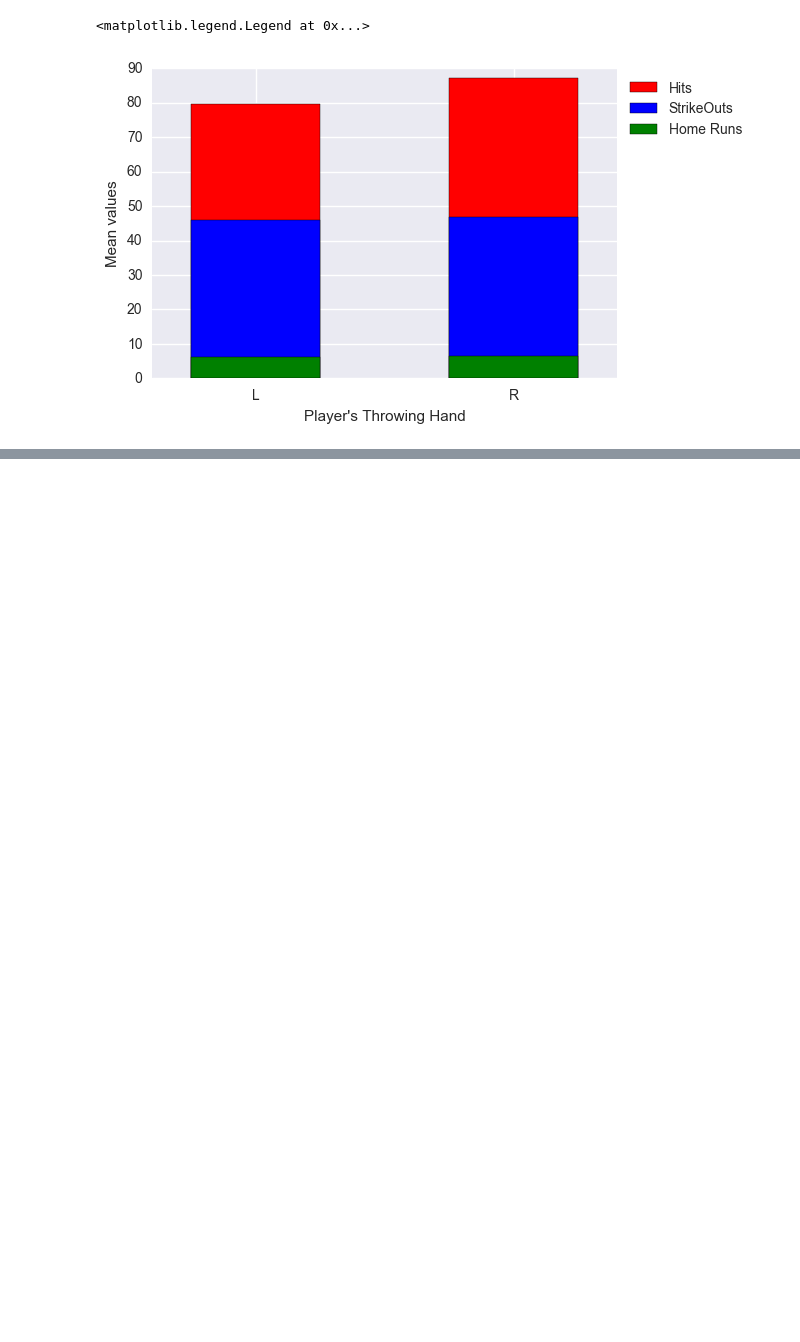
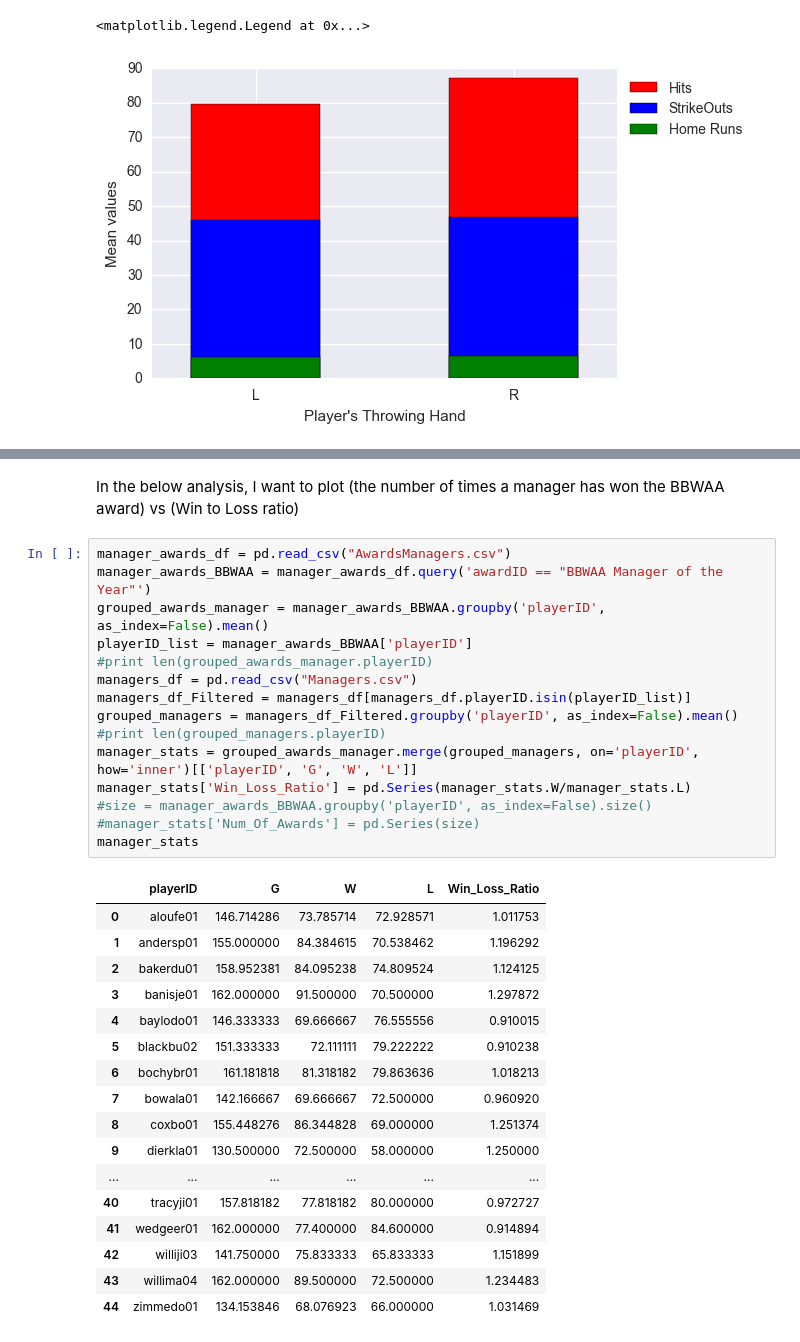
Before and after one commit to chaitanya6629/Baseball_Data_Analysis, a Jupyter notebook: Project_Analyzed.ipynb, the cells around one changed output, grey strips where cells are left out. Cells and saved outputs as stored; diff of their text form; blank space fills up the shorter version.

```diff
--- a/Project_Analyzed.ipynb
+++ b/Project_Analyzed.ipynb
@@ -105,0 +86,35 @@ AttributeError: Cannot access attribute 'values' of 'DataFrameGroupBy' objects,
+# %% [markdown]
+In the below analysis, I want to plot (the number of times a manager has won the BBWAA award) vs (Win to Loss ratio)
+# %%
+manager_awards_df = pd.read_csv("AwardsManagers.csv")
+manager_awards_BBWAA = manager_awards_df.query('awardID == "BBWAA Manager of the Year"')
+grouped_awards_manager = manager_awards_BBWAA.groupby('playerID', as_index=False).mean()
+playerID_list = manager_awards_BBWAA['playerID']
+#print len(grouped_awards_manager.playerID)
+managers_df = pd.read_csv("Managers.csv")
+managers_df_Filtered = managers_df[managers_df.playerID.isin(playerID_list)]
+grouped_managers = managers_df_Filtered.groupby('playerID', as_index=False).mean()
+#print len(grouped_managers.playerID)
+manager_stats = grouped_awards_manager.merge(grouped_managers, on='playerID', how='inner')[['playerID', 'G', 'W', 'L']]
+manager_stats['Win_Loss_Ratio'] = pd.Series(manager_stats.W/manager_stats.L)
+#size = manager_awards_BBWAA.groupby('playerID', as_index=False).size()
+#manager_stats['Num_Of_Awards'] = pd.Series(size)
+manager_stats
+# %% [output]
+|  | playerID | G | W | L | Win_Loss_Ratio |
+| 0 | aloufe01 | 146.714286 | 73.785714 | 72.928571 | 1.011753 |
+| 1 | andersp01 | 155.000000 | 84.384615 | 70.538462 | 1.196292 |
+| 2 | bakerdu01 | 158.952381 | 84.095238 | 74.809524 | 1.124125 |
+| 3 | banisje01 | 162.000000 | 91.500000 | 70.500000 | 1.297872 |
+| 4 | baylodo01 | 146.333333 | 69.666667 | 76.555556 | 0.910015 |
+| 5 | blackbu02 | 151.333333 | 72.111111 | 79.222222 | 0.910238 |
+| 6 | bochybr01 | 161.181818 | 81.318182 | 79.863636 | 1.018213 |
+| 7 | bowala01 | 142.166667 | 69.666667 | 72.500000 | 0.960920 |
+| 8 | coxbo01 | 155.448276 | 86.344828 | 69.000000 | 1.251374 |
+| 9 | dierkla01 | 130.500000 | 72.500000 | 58.000000 | 1.250000 |
+| ... | ... | ... | ... | ... | ... |
+| 40 | tracyji01 | 157.818182 | 77.818182 | 80.000000 | 0.972727 |
+| 41 | wedgeer01 | 162.000000 | 77.400000 | 84.600000 | 0.914894 |
+| 42 | williji03 | 141.750000 | 75.833333 | 65.833333 | 1.151899 |
+| 43 | willima04 | 162.000000 | 89.500000 | 72.500000 | 1.234483 |
+| 44 | zimmedo01 | 134.153846 | 68.076923 | 66.000000 | 1.031469 |
```
Also changed, not shown: parts of 4 cells of this notebook, 1 other file.
